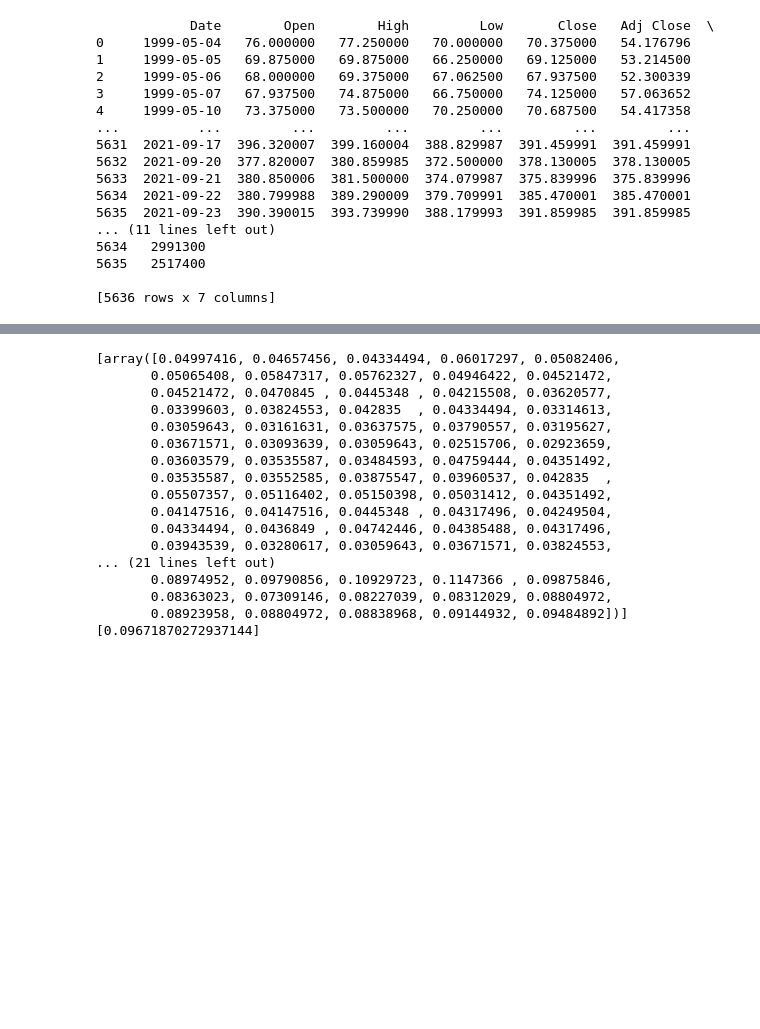
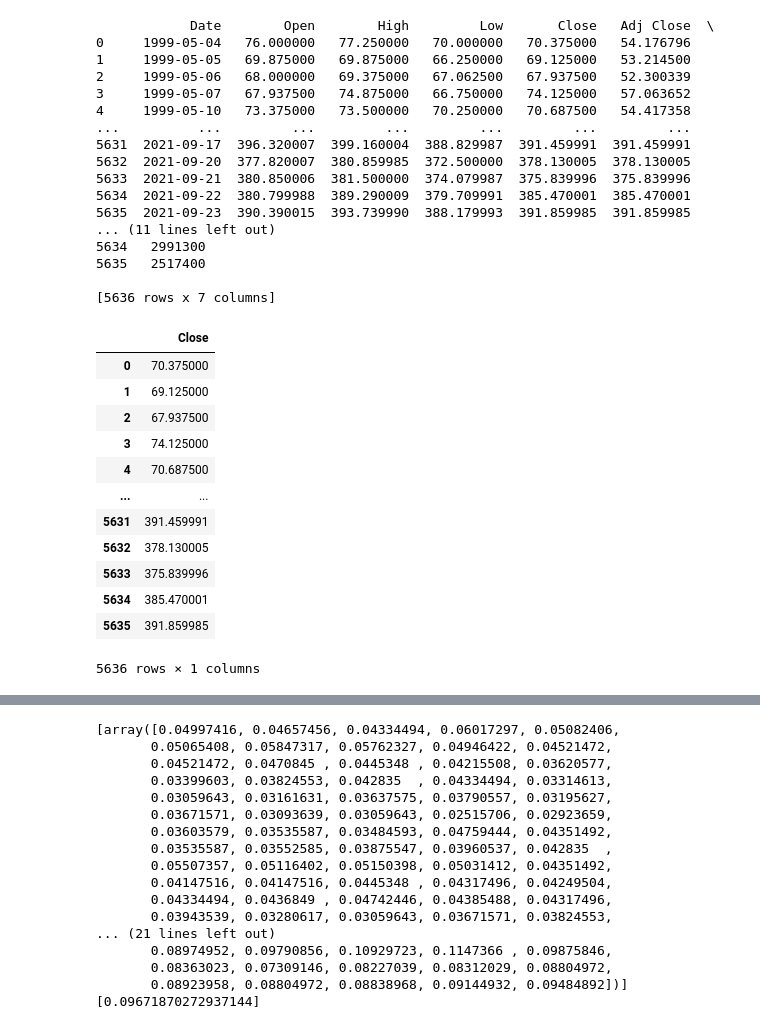
Before and after one commit to ARYAN-SIDH/Algorithmic-Financial-Forecasting-Unraveling-Market-Dynamics-through-Advanced-LSTM., a Jupyter notebook: Goldman_Sachs_Stocks_LSTM_Model.ipynb, the cells around one changed output, grey strips where cells are left out. Cells and saved outputs as stored; diff of their text form; code cells hidden in the pictures; blank space fills up the shorter version.

```diff
--- a/Goldman_Sachs_Stocks_LSTM_Model.ipynb
+++ b/Goldman_Sachs_Stocks_LSTM_Model.ipynb
@@ -11,7 +11,7 @@ plt.style.use('fivethirtyeight')
 import random
 random.seed(9179)
 # %%
-df = pd.read_csv("/content/GS.csv")
+df = pd.read_csv("GS.csv")
 print(df)
 # %% [output]
             Date        Open        High         Low       Close   Adj Close  \
@@ -35,3 +35,19 @@ print(df)
 data = df.filter(['Close'])
 dataset = data.values
 training_data_length = math.ceil(len(dataset)*0.8)
+# %%
+data
+# %% [output]
+|  | Close |
+| 0 | 70.375000 |
+| 1 | 69.125000 |
+| 2 | 67.937500 |
+| 3 | 74.125000 |
+| 4 | 70.687500 |
+| ... | ... |
+| 5631 | 391.459991 |
+| 5632 | 378.130005 |
+| 5633 | 375.839996 |
+| 5634 | 385.470001 |
+| 5635 | 391.859985 |
+5636 rows × 1 columns
```
Also changed, not shown: parts of 8 cells of this notebook.
